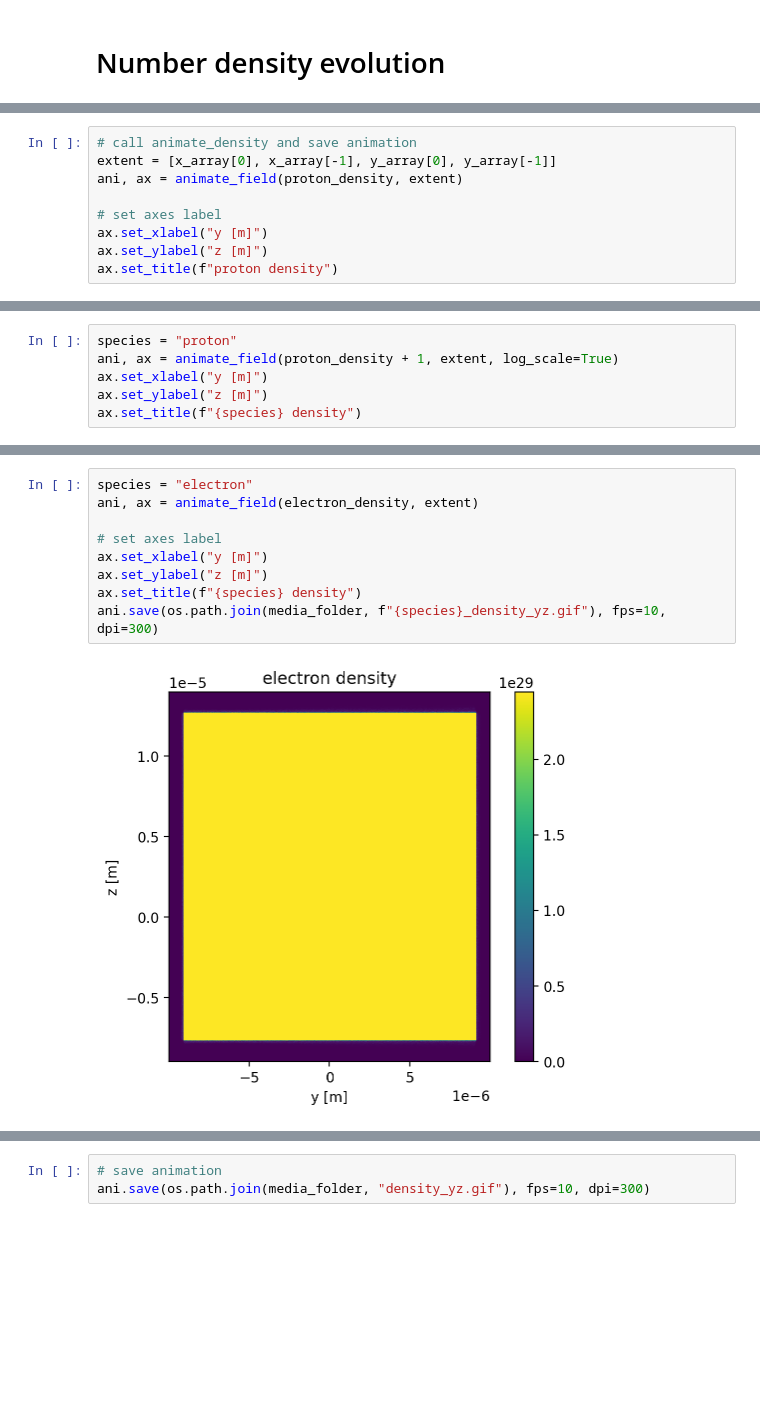
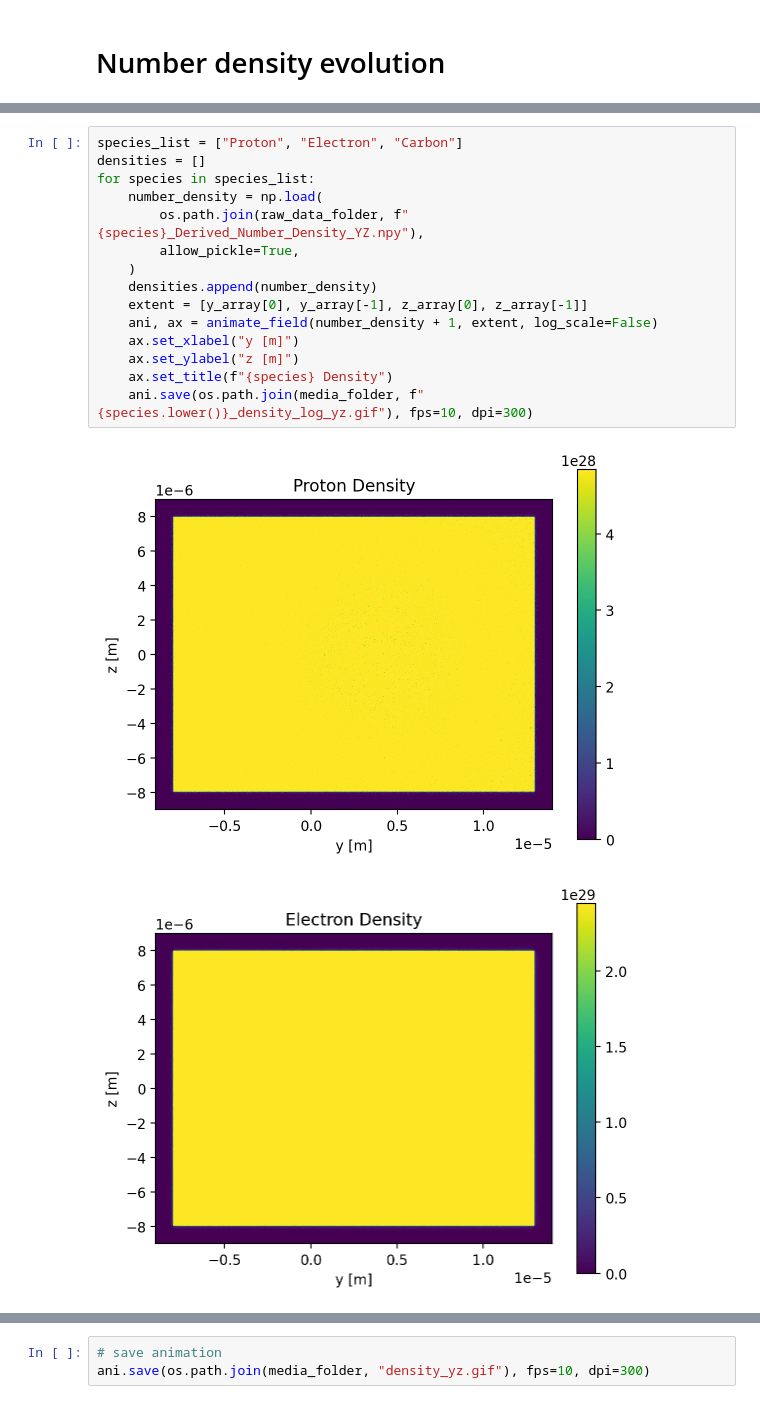
Before and after one commit to Wang-Zhongwei/EpochSims, a Jupyter notebook: analysis/3d/density_evolution_yz.ipynb, the cells around one changed output, grey strips where cells are left out. Cells and saved outputs as stored; diff of their text form; blank space fills up the shorter version.

```diff
--- a/analysis/3d/density_evolution_yz.ipynb
+++ b/analysis/3d/density_evolution_yz.ipynb
@@ -22,9 +14,0 @@ proton_density = np.load(
-# %%
-# call animate_density and save animation
-extent = [x_array[0], x_array[-1], y_array[0], y_array[-1]]
-ani, ax = animate_field(proton_density, extent)
-
-# set axes label
-ax.set_xlabel("y [m]")
-ax.set_ylabel("z [m]")
-ax.set_title(f"proton density")
@@ -35,6 +14,0 @@ ax.set_title(f"proton density")
-# %%
-species = "proton"
-ani, ax = animate_field(proton_density + 1, extent, log_scale=True)
-ax.set_xlabel("y [m]")
-ax.set_ylabel("z [m]")
-ax.set_title(f"{species} density")
@@ -50,11 +17,18 @@ electron_density = np.load(
 # %%
-species = "electron"
-ani, ax = animate_field(electron_density, extent)
-
-# set axes label
-ax.set_xlabel("y [m]")
-ax.set_ylabel("z [m]")
-ax.set_title(f"{species} density")
-ani.save(os.path.join(media_folder, f"{species}_density_yz.gif"), fps=10, dpi=300)
+species_list = ["Proton", "Electron", "Carbon"]
+densities = []
+for species in species_list:
+    number_density = np.load(
+        os.path.join(raw_data_folder, f"{species}_Derived_Number_Density_YZ.npy"),
+        allow_pickle=True,
+    )
+    densities.append(number_density)
+    extent = [y_array[0], y_array[-1], z_array[0], z_array[-1]]
+    ani, ax = animate_field(number_density + 1, extent, log_scale=False)
+    ax.set_xlabel("y [m]")
+    ax.set_ylabel("z [m]")
+    ax.set_title(f"{species} Density")
+    ani.save(os.path.join(media_folder, f"{species.lower()}_density_log_yz.gif"), fps=10, dpi=300)
 # %% [output]
-[figure, old version]
+[figure, new version]
+[figure, added]
```
Also changed, not shown: parts of 18 cells of this notebook, 23 other files.
